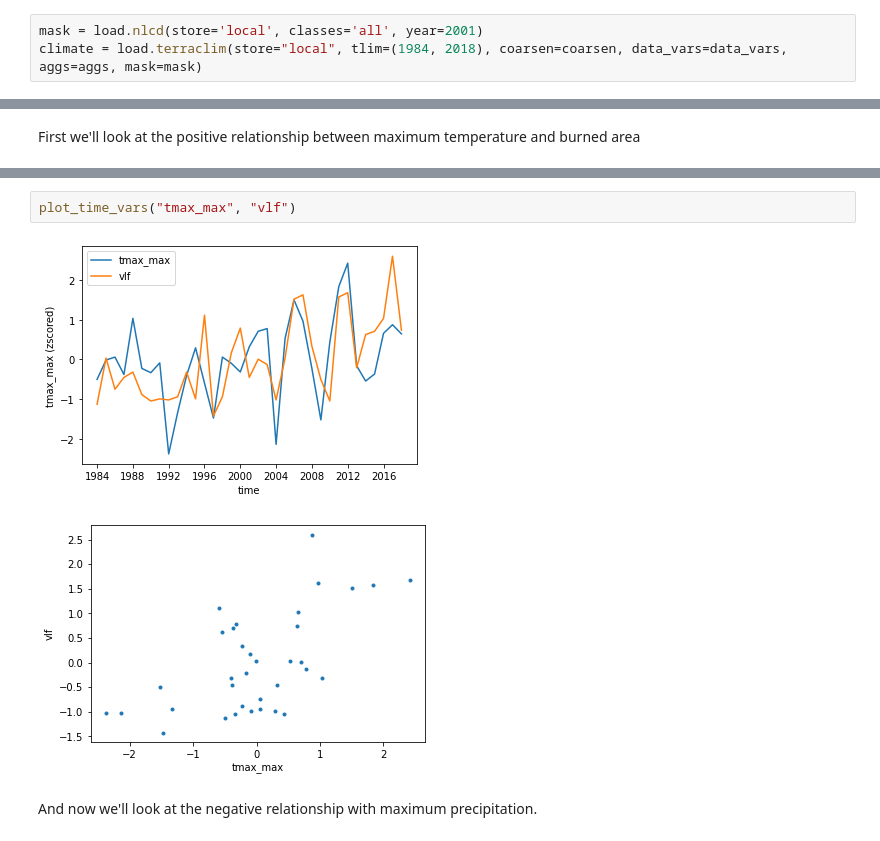
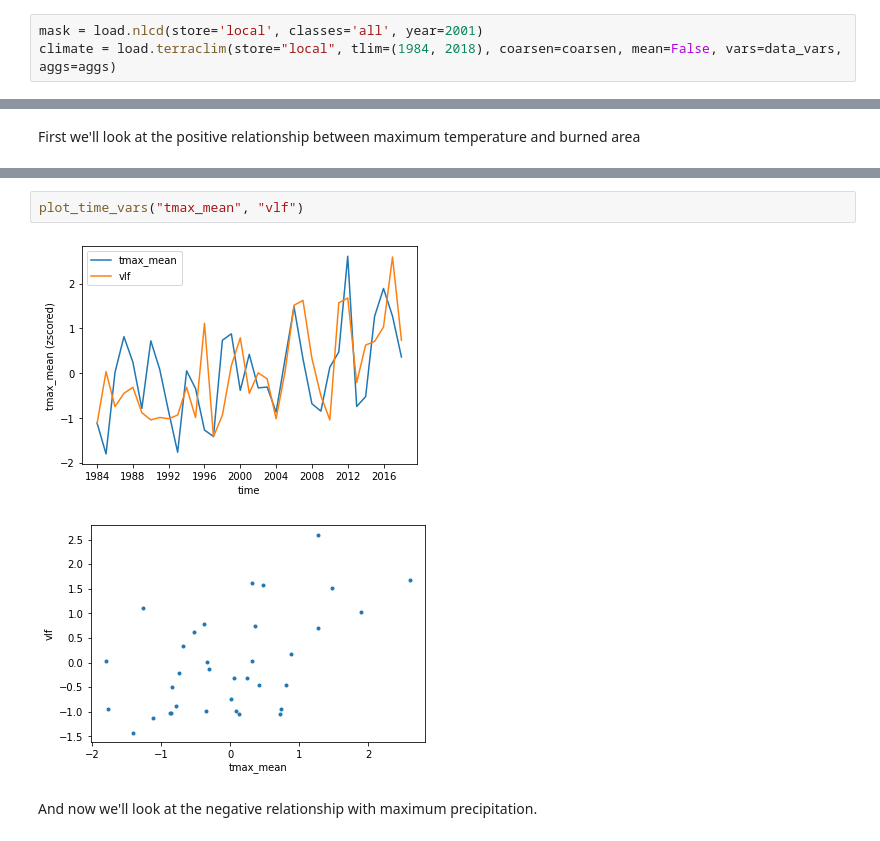
Before and after one commit to carbonplan/forest-risks, a Jupyter notebook: notebooks/fire/fire_model.ipynb, the cells around one changed output, grey strips where cells are left out. Drawn from its saved outputs; the diff is of its cells as text.

```diff
--- a/notebooks/fire/fire_model.ipynb
+++ b/notebooks/fire/fire_model.ipynb
@@ -48,7 +48,7 @@ aggs = ["sum", "min", "max", "mean", "min", "max", "mean", "min", "max", "mean",
 y = load.mtbs(store="local", coarsen=coarsen)
 # %%
 mask = load.nlcd(store='local', classes='all', year=2001)
-climate = load.terraclim(store="local", tlim=(1984, 2018), coarsen=coarsen, data_vars=data_vars, aggs=aggs, mask=mask)
+climate = load.terraclim(store="local", tlim=(1984, 2018), coarsen=coarsen, mean=False, vars=data_vars, aggs=aggs)
 # %%
 groups = load.nftd(
     store="local",
@@ -113,8 +140,8 @@ burned area
 # %%
-plot_time_vars("tmax_max", "vlf")
+plot_time_vars("tmax_mean", "vlf")
 # %% [output]
-[figure, old version]
+[figure, new version]
-[figure, old version]
+[figure, new version]
 # %% [markdown]
 And now we'll look at the negative relationship with maximum precipitation.
 # %%
```
Also changed, not shown: parts of 2 cells of this notebook, 5 other files.
